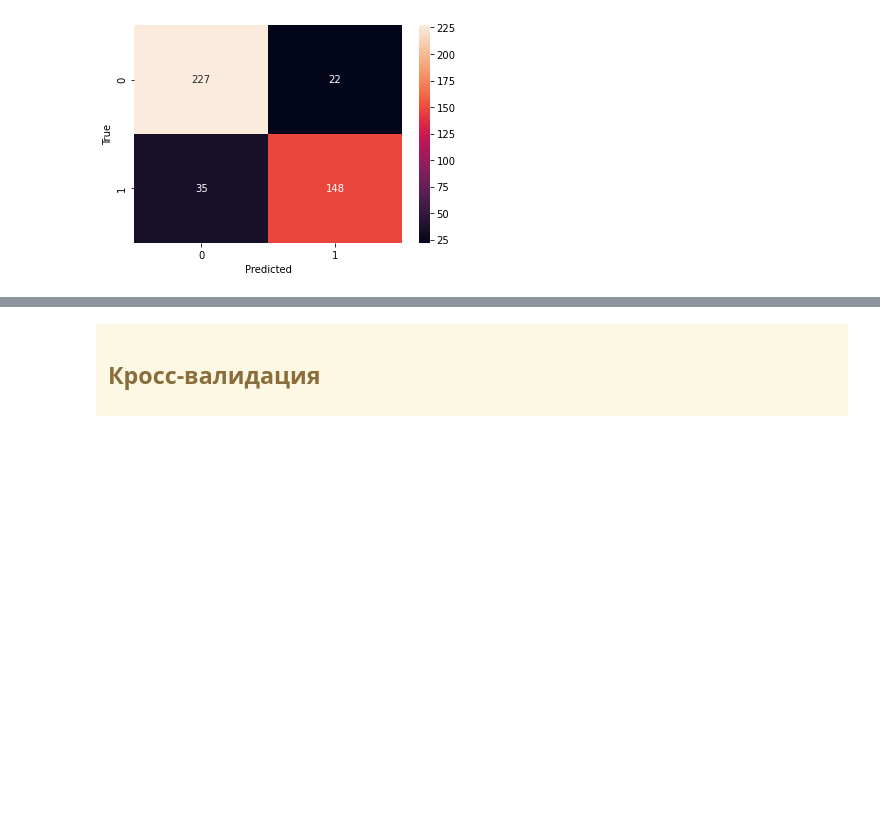
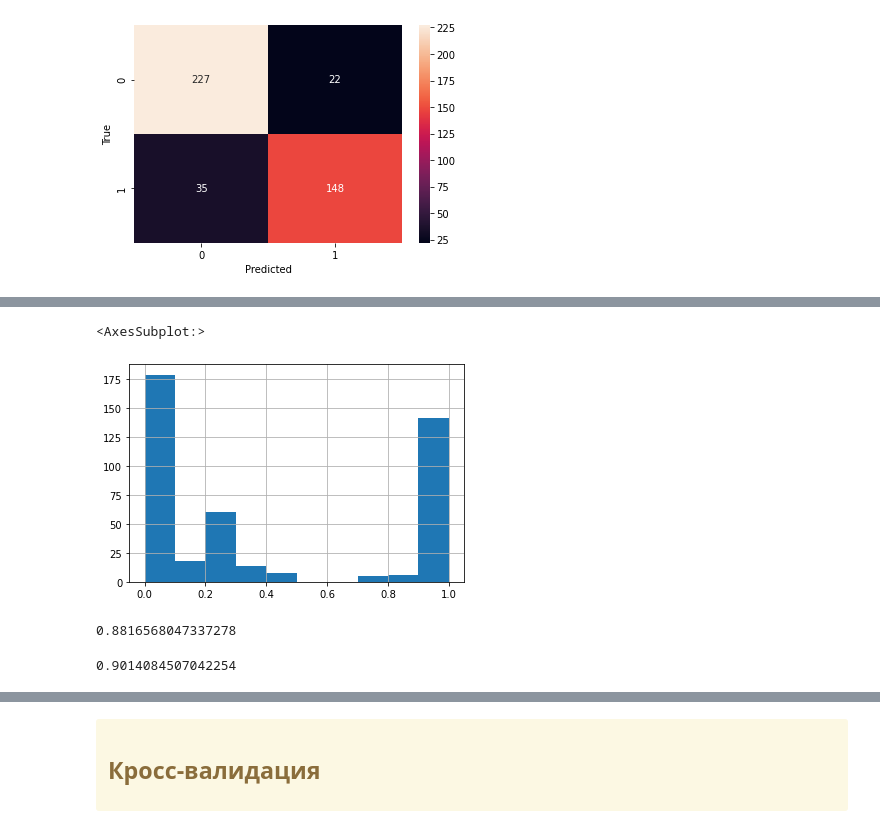
Before and after one commit to iboiarkin96/education_courses, a Jupyter notebook: Основы Статистики [Карпов]/Введение в Data Science и машинное обучение.ipynb, the cells around one changed output, grey strips where cells are left out. Cells and saved outputs as stored; diff of their text form; code cells hidden in the pictures; blank space fills up the shorter version.

```diff
--- a/Основы Статистики [Карпов]/Введение в Data Science и машинное обучение.ipynb
+++ b/Основы Статистики [Карпов]/Введение в Data Science и машинное обучение.ipynb
@@ -675,0 +760,19 @@ plt.show()
+# %%
+# вероятность отнесения к тому или иному классу
+# первая цифра отнесение к отрицательному или положительному
+y_pred_proba = clf.predict_proba(xtest)[:, 1]
+pd.Series(y_pred_proba).hist()
+# %% [output]
+<AxesSubplot:>
+[figure, added]
+# %%
+# посчитаем  precision_score без изменения вероятности отнесения к тому или иному классу
+precision_score(ytest, y_pred)
+# %% [output]
+0.8816568047337278
+# %%
+# изменение вероятности отнесения к классу 0.2 (высокая чувствительность)
+y_pred_new = np.where(y_pred_proba > 0.9, 1, 0)
+precision_score(ytest, y_pred_new)
+# %% [output]
+0.9014084507042254
```
Also changed, not shown: parts of 41 cells of this notebook, 1 other file.
